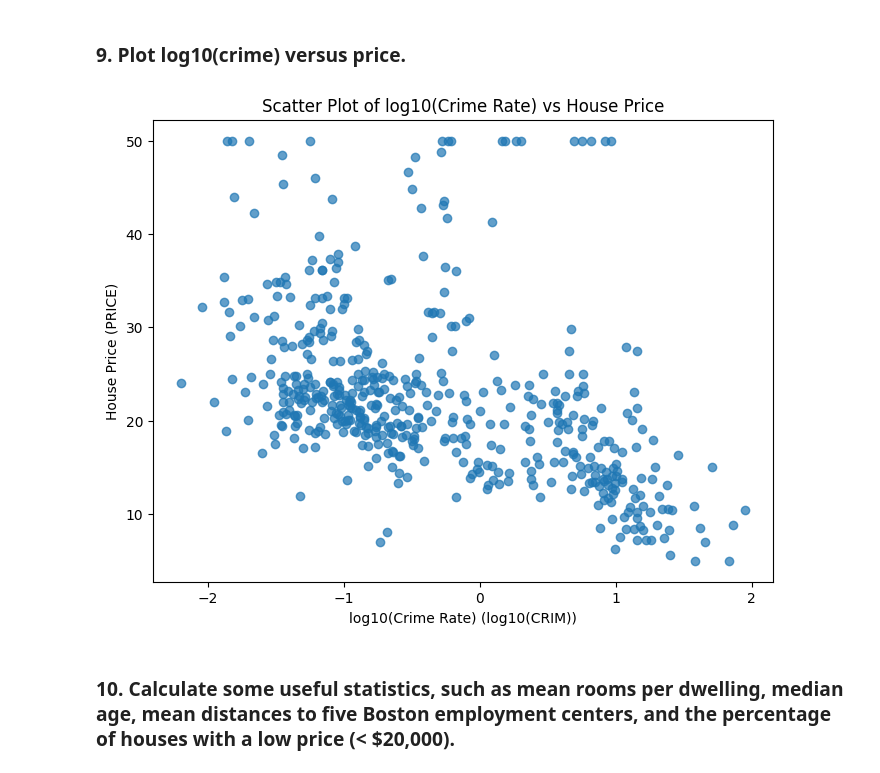
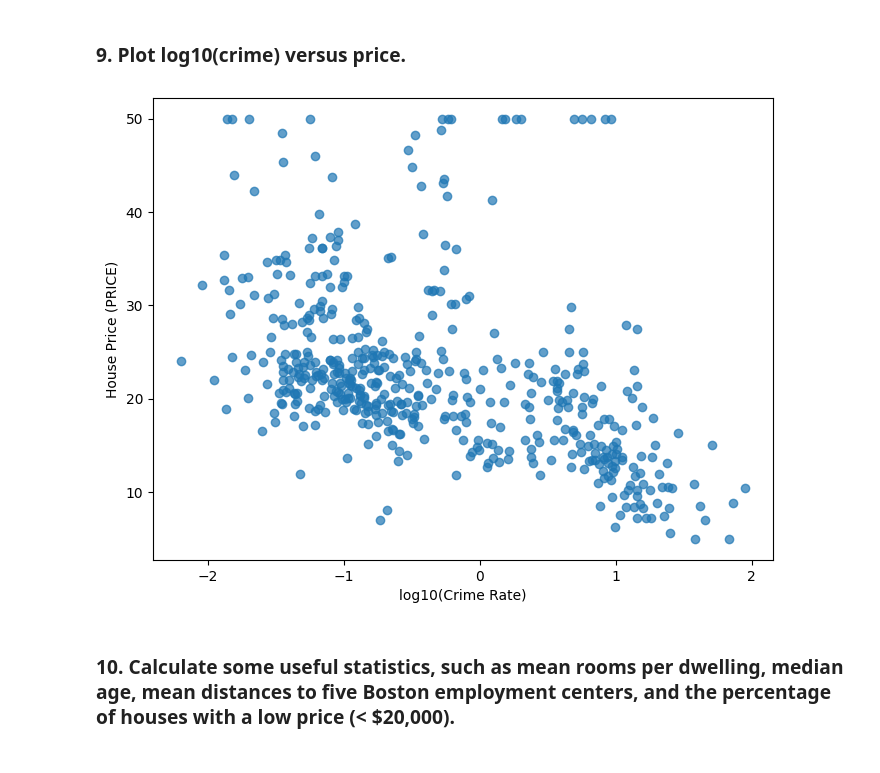
Before and after one commit to gabriel-joseph/data_science_portfolio, a Jupyter notebook: summer2025/dsc540_data_preparation/week34/week3_and_4_vance_g.ipynb, the cells around one changed output. Drawn from its saved outputs; the diff is of its cells as text; code cells hidden in the pictures.

```diff
--- a/summer2025/dsc540_data_preparation/week34/week3_and_4_vance_g.ipynb
+++ b/summer2025/dsc540_data_preparation/week34/week3_and_4_vance_g.ipynb
@@ -125,14 +126,13 @@ plt.show()
 # %%
 import numpy as np
 
 plt.figure(figsize=(8, 6))
 plt.scatter(np.log10(boston_df['CRIM']), boston_df['PRICE'], alpha=0.7)
-plt.xlabel('log10(Crime Rate) (log10(CRIM))')
+plt.xlabel('log10(Crime Rate)')
 plt.ylabel('House Price (PRICE)')
-plt.title('Scatter Plot of log10(Crime Rate) vs House Price')
 plt.show()
 # %% [output]
-[figure, old version]
+[figure, new version]
 # %% [markdown]
 ### 10. Calculate some useful statistics, such as mean rooms per dwelling, median age, mean distances to five Boston employment centers, and the percentage of houses with a low price (< $20,000).
 # %%
```
Also changed, not shown: parts of 21 cells of this notebook.
